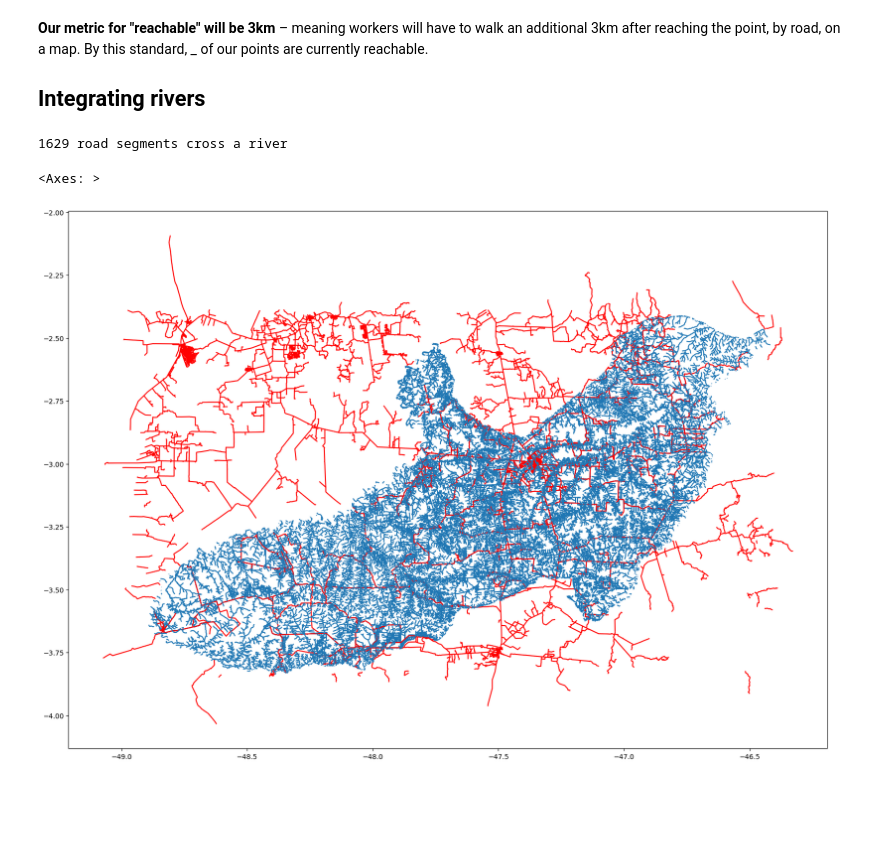
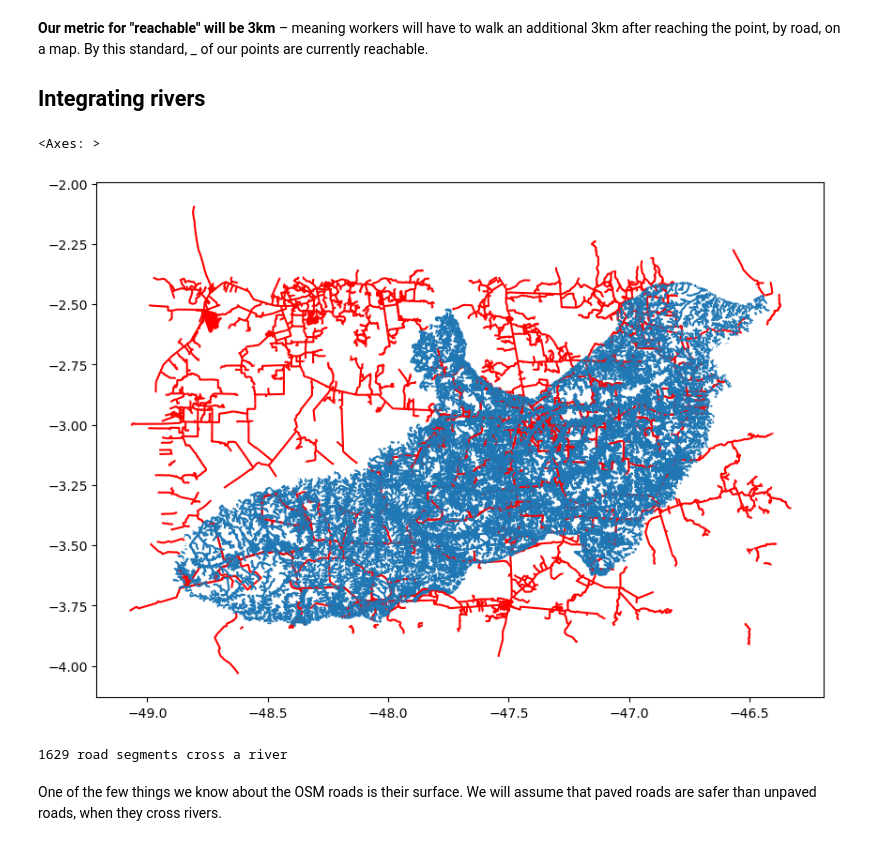
Before and after one commit to sofiasarak/amazoniahack26, a Jupyter notebook: avoid_rivers_func.ipynb, the cells around one changed output. Cells and saved outputs as stored; diff of their text form; code cells hidden in the pictures; blank space fills up the shorter version.

Commit message:
Begin integrating river penalty

```diff
--- a/avoid_rivers_func.ipynb
+++ b/avoid_rivers_func.ipynb
@@ -125,18 +125,20 @@ results_df
 
 
 ## Integrating rivers
+# %%
+fig, ax = plt.subplots(figsize = (10, 10))
+previsia_roads.plot(ax=ax)
+osm_roads.plot(ax=ax,
+               color = "red")
+rivers.plot(ax=ax)
+# %% [output]
+<Axes: >
+[figure, added]
 # %%
 # Find road segments that intersect any river
 crossings = gpd.sjoin(osm_roads_f, rivers, predicate="intersects", how="inner")
 print(len(crossings), "road segments cross a river")
 # %% [output]
 1629 road segments cross a river
-# %%
-fig, ax = plt.subplots(figsize = (20, 20))
-previsia_roads.plot(ax=ax)
-osm_roads.plot(ax=ax,
-               color = "red")
-rivers.plot(ax=ax)
-# %% [output]
-<Axes: >
-[figure, removed]
+# %% [markdown]
+One of the few things we know about the OSM roads is their surface. We will assume that paved roads are safer than unpaved roads, when they cross rivers.
```
Also changed, not shown: parts of 9 cells of this notebook.
